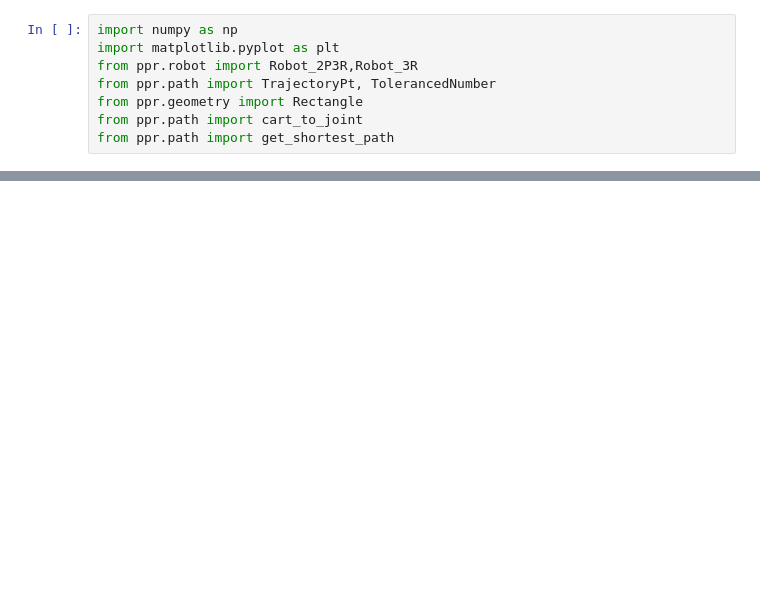
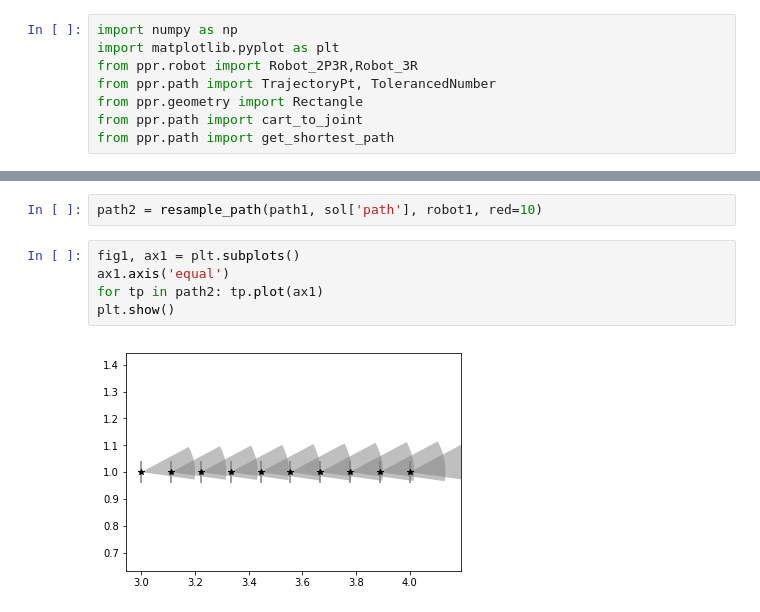
Before and after one commit to JeroenDM/planar_python_robotics, a Jupyter notebook: incremental_grid_refining.ipynb, the cells around one changed output, grey strips where cells are left out. Saved outputs shown, nothing was run; the diff lists cells and outputs as text; blank space fills up the shorter version.

```diff
--- a/incremental_grid_refining.ipynb
+++ b/incremental_grid_refining.ipynb
@@ -49,0 +85,9 @@ tp.p[1].l
+# %%
+path2 = resample_path(path1, sol['path'], robot1, red=10)
+# %%
+fig1, ax1 = plt.subplots()
+ax1.axis('equal')
+for tp in path2: tp.plot(ax1)
+plt.show()
+# %% [output]
+[figure, added]
```
Also changed, not shown: parts of 9 cells of this notebook, 1 other file.
